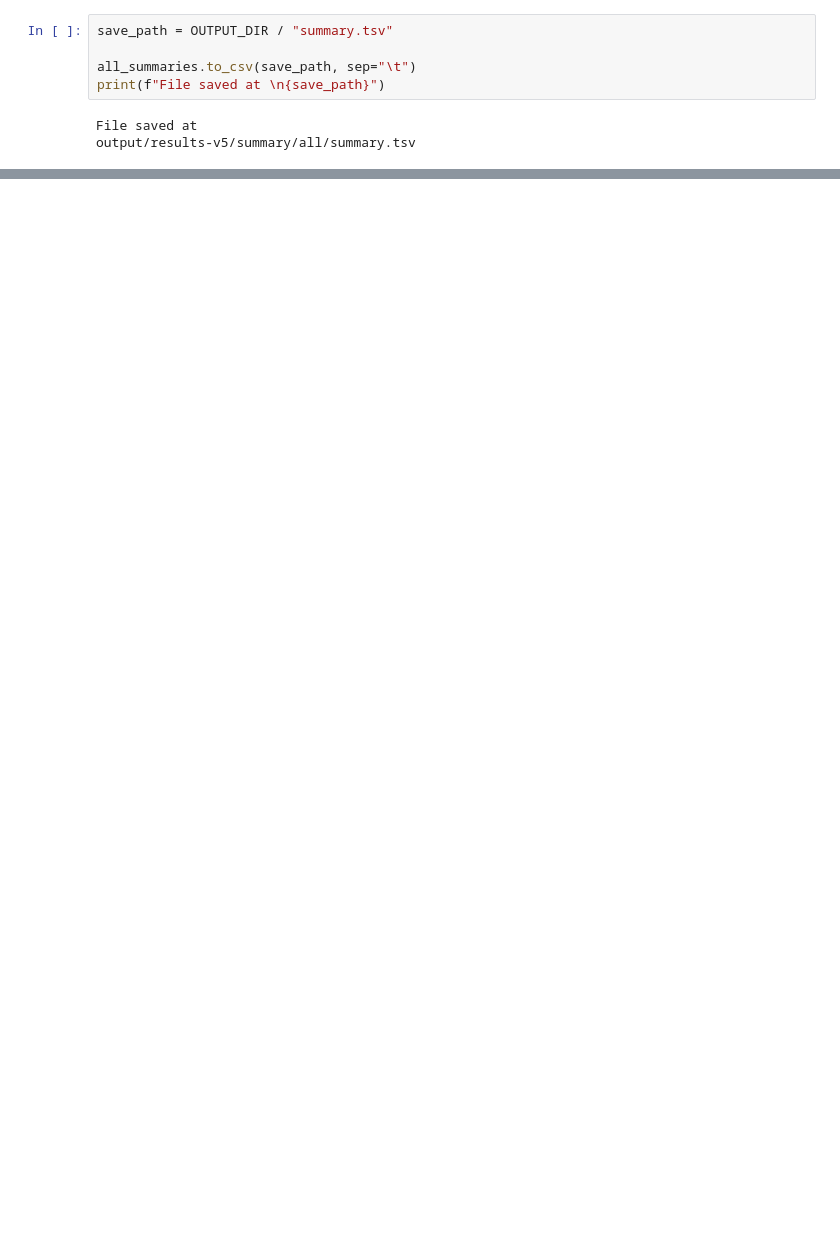
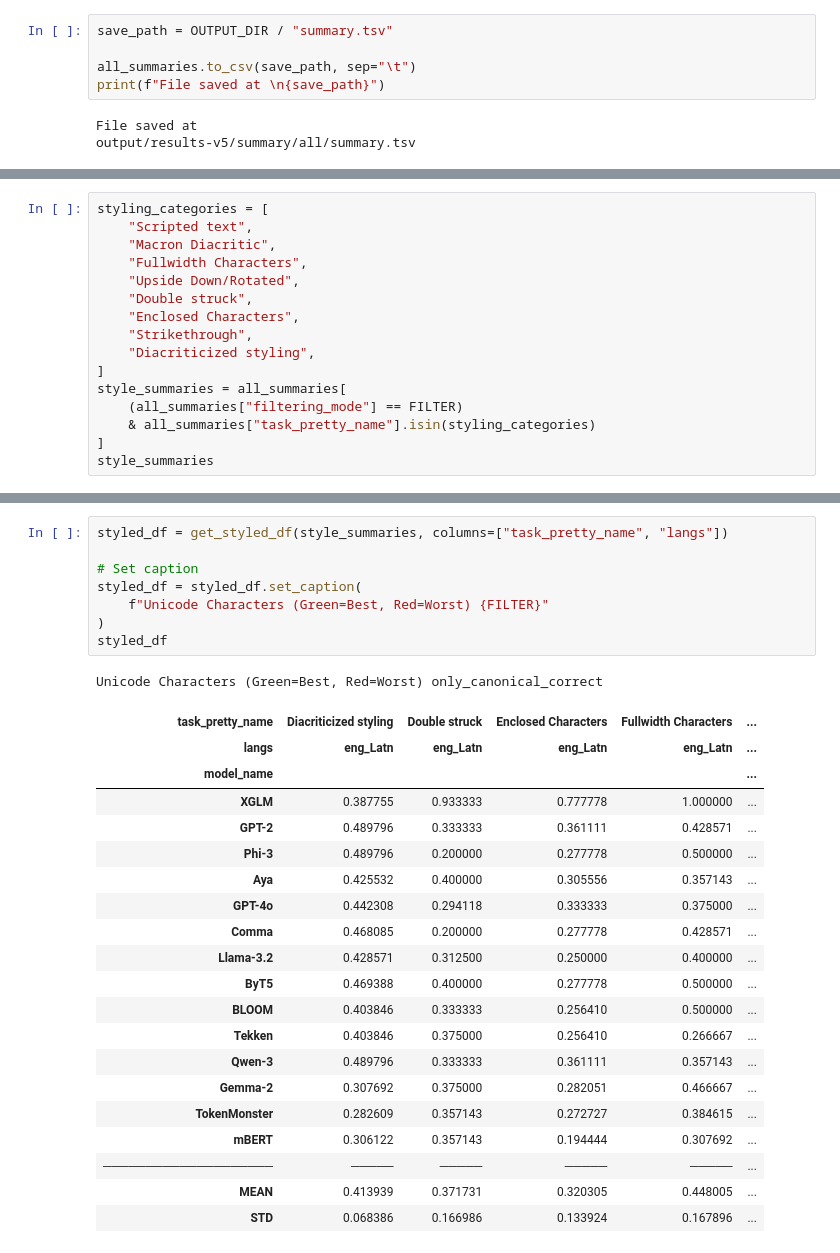
Before and after one commit to r-three/Tokenizers, a Jupyter notebook: notebooks/paper-summary-generation.ipynb, the cells around one changed output, grey strips where cells are left out. Cells and saved outputs as stored; diff of their text form; blank space fills up the shorter version.

```diff
--- a/notebooks/paper-summary-generation.ipynb
+++ b/notebooks/paper-summary-generation.ipynb
@@ -443,0 +591,16 @@ output/results-v5/summary/all/summary.tsv
+# %%
+styling_categories = [
+    "Scripted text",
+    "Macron Diacritic",
+    "Fullwidth Characters",
+    "Upside Down/Rotated",
+    "Double struck",
+    "Enclosed Characters",
+    "Strikethrough",
+    "Diacriticized styling",
+]
+style_summaries = all_summaries[
+    (all_summaries["filtering_mode"] == FILTER)
+    & all_summaries["task_pretty_name"].isin(styling_categories)
+]
+style_summaries
@@ -443,0 +629,30 @@ output/results-v5/summary/all/summary.tsv
+# %%
+styled_df = get_styled_df(style_summaries, columns=["task_pretty_name", "langs"])
+
+# Set caption
+styled_df = styled_df.set_caption(
+    f"Unicode Characters (Green=Best, Red=Worst) {FILTER}"
+)
+styled_df
+# %% [output]
+Unicode Characters (Green=Best, Red=Worst) only_canonical_correct
+| task_pretty_name | Diacriticized styling | Double struck | Enclosed Characters | Fullwidth Characters | ... |
+| langs | eng_Latn | eng_Latn | eng_Latn | eng_Latn | ... |
+| model_name |  |  |  |  | ... |
+| XGLM | 0.387755 | 0.933333 | 0.777778 | 1.000000 | ... |
+| GPT-2 | 0.489796 | 0.333333 | 0.361111 | 0.428571 | ... |
+| Phi-3 | 0.489796 | 0.200000 | 0.277778 | 0.500000 | ... |
+| Aya | 0.425532 | 0.400000 | 0.305556 | 0.357143 | ... |
+| GPT-4o | 0.442308 | 0.294118 | 0.333333 | 0.375000 | ... |
+| Comma | 0.468085 | 0.200000 | 0.277778 | 0.428571 | ... |
+| Llama-3.2 | 0.428571 | 0.312500 | 0.250000 | 0.400000 | ... |
+| ByT5 | 0.469388 | 0.400000 | 0.277778 | 0.500000 | ... |
+| BLOOM | 0.403846 | 0.333333 | 0.256410 | 0.500000 | ... |
+| Tekken | 0.403846 | 0.375000 | 0.256410 | 0.266667 | ... |
+| Qwen-3 | 0.489796 | 0.333333 | 0.361111 | 0.357143 | ... |
+| Gemma-2 | 0.307692 | 0.375000 | 0.282051 | 0.466667 | ... |
+| TokenMonster | 0.282609 | 0.357143 | 0.272727 | 0.384615 | ... |
+| mBERT | 0.306122 | 0.357143 | 0.194444 | 0.307692 | ... |
+| ──────────────────── | ───── | ───── | ───── | ───── | ... |
+| MEAN | 0.413939 | 0.371731 | 0.320305 | 0.448005 | ... |
+| STD | 0.068386 | 0.166986 | 0.133924 | 0.167896 | ... |
```
Also changed, not shown: parts of 17 cells of this notebook.
